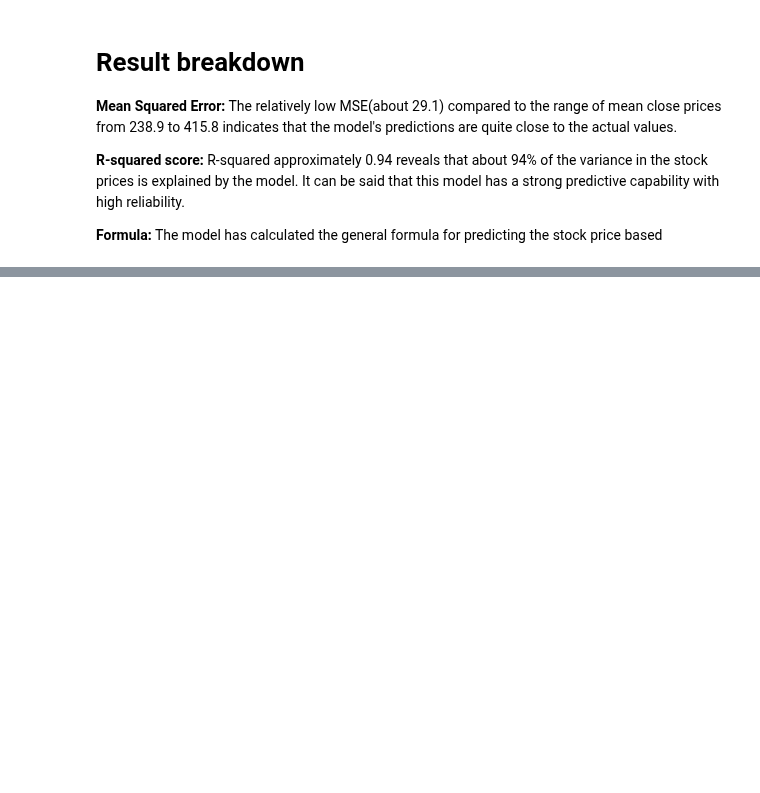
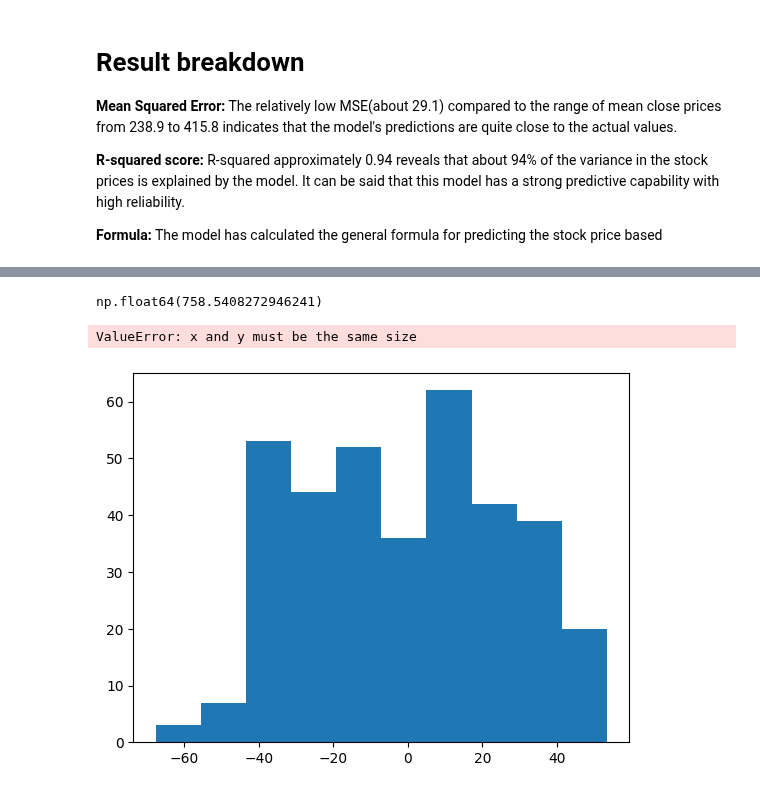
Before and after one commit to Ailey-Prmil/Statistics-Analysis-Project, a Jupyter notebook: Machine Learning/Linear_regression.ipynb, the cells around one changed output, grey strips where cells are left out. Drawn from its saved outputs; the diff is of its cells as text; code cells hidden in the pictures; blank space fills up the shorter version.

```diff
--- a/Machine Learning/Linear_regression.ipynb
+++ b/Machine Learning/Linear_regression.ipynb
@@ -317,0 +429,21 @@ R-squared Score:  0.9951359204602771
+# %%
+from sklearn import metrics
+metrics.mean_absolute_error(y_test, y_pred)
+metrics.mean_squared_error(y_test, y_pred)
+# %% [output]
+np.float64(758.5408272946241)
+# %%
+# Plot
+plt.hist(y_test - y_pred)
+from sklearn import metrics
+metrics.mean_absolute_error(y_test, y_pred)
+metrics.mean_squared_error(y_test, y_pred)
+metrics.r2_score(y_test, y_pred)
+np.sqrt(metrics.mean_squared_error(y_test, y_pred))
+plt.scatter(X_test, y_test)
+plt.
+plt.plot(X, model)
+plt.show()
+# %% [output]
+ValueError: x and y must be the same size
+[figure, added]
```
Also changed, not shown: parts of 4 cells of this notebook, 4 other files.
